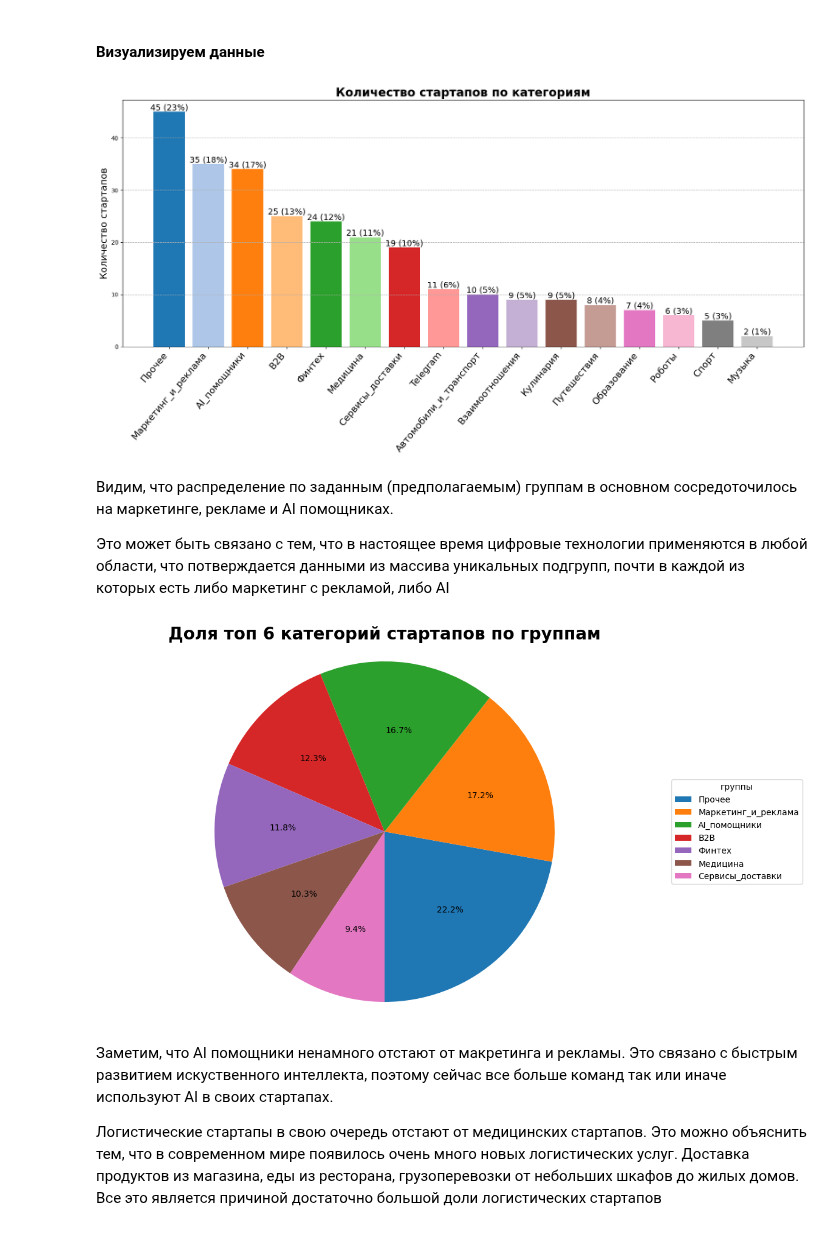
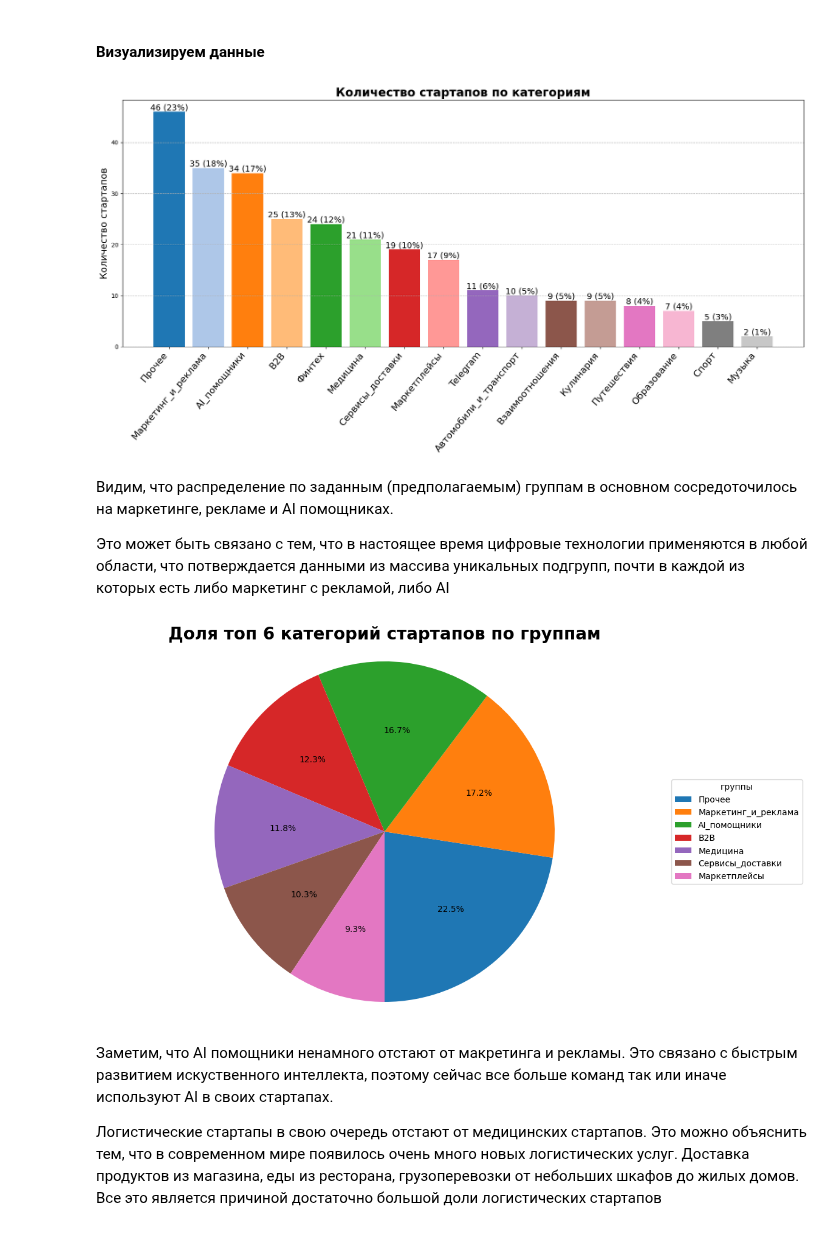
Before and after one commit to panchill/Startup-analytics, a Jupyter notebook: Startup_analytics.ipynb, the cells around one changed output. Cells and saved outputs as stored; diff of their text form; code cells hidden in the pictures.

Commit message:
Добавлена группа 'Маркетплейсы'

```diff
--- a/Startup_analytics.ipynb
+++ b/Startup_analytics.ipynb
@@ -64,7 +64,7 @@ keywords = {
     'Кулинария': ['кухн', 'повар', 'еда', 'пищ', 'рецепт', 'ингредиент', 'блюд', 'еды', 'общепит', 'едой'],
     'Автомобили_и_транспорт' : ['машина', 'техобслуж', 'кузов', 'транспорт','автомобил', 'двигател', 'автовладел', 'автозапчаст'],
     'Финтех' : ['крипто', 'валюта', 'трейд', 'инвестици', 'блокчейн', 'страховани', 'кредит', 'банкинг', 'платежн'],
-    'Роботы' : ['робот']
+    'Маркетплейсы' : ['маркетплейс'],
 }
 def categorize(description):
     matched_categories = set()  # Используем множество для уникальных категорий
@@ -171,7 +167,7 @@ def count_subcategory_occurrences(df, subcategories):
     result_df = pd.DataFrame(results, columns=['Категория', 'Количество'])
     result_df = result_df.sort_values(by='Количество', ascending=False).reset_index(drop=True)
     return result_df
-subcategories_list = ['Прочее', 'Telegram', 'B2B', 'Взаимоотношения', 'Роботы', 'AI_помощники', 'Финтех', 'Автомобили_и_транспорт', 'Музыка', 'Медицина', 'Спорт', 'Сервисы_доставки', 'Путешествия', 'Кулинария', 'Образование', 'Маркетинг_и_реклама']
+subcategories_list = ['Прочее', 'Telegram', 'B2B', 'Взаимоотношения', 'AI_помощники', 'Маркетплейсы', 'Финтех', 'Автомобили_и_транспорт', 'Музыка', 'Медицина', 'Спорт', 'Сервисы_доставки', 'Путешествия', 'Кулинария', 'Образование', 'Маркетинг_и_реклама']
 subcategory_counts_df = count_subcategory_occurrences(df, subcategories_list)
 subcategory_counts_df
 # %% [output]
@@ -225,7 +221,7 @@ for bar, count in zip(bars, category_counts):
     )
 plt.show()
 # %% [output]
-[figure, old version]
+[figure, new version]
 # %% [markdown]
 
 
@@ -234,34 +230,34 @@ plt.show()
 Это может быть связано с тем, что в настоящее время цифровые технологии применяются в любой области, что потверждается данными из массива уникальных подгрупп, почти в каждой из которых есть либо маркетинг с рекламой, либо AI
 # %%
 
-merge_to_other = ['Спорт', 'Музыка', 'Кулинария', 'Путешествия', 'Telegram', 'Роботы', 'Взаимоотношения', 'Образование', 'Финтех', 'Автомобили_и_транспорт']
+merge_to_other = ['Спорт', 'Музыка', 'Кулинария', 'Путешествия', 'Telegram', 'Взаимоотношения', 'Образование', 'Финтех', 'Автомобили_и_транспорт']
 category_labels = list(subcategory_counts_df['Категория'])
 category_counts = list(subcategory_counts_df['Количество'])
 other_count = 0
 for label, count in zip(category_labels, category_counts):
     if label in merge_to_other:
         other_count += count
 category_labels = [label for label in category_labels if label not in merge_to_other]
 category_counts = [count for label, count in zip(category_labels, category_counts) if label not in merge_to_other]
 colors = plt.get_cmap('tab10').colors
 plt.figure(figsize=(12, 8))
 plt.pie(
     category_counts,
     autopct='%1.1f%%',
     colors=colors[:len(category_labels)],
     startangle=-90
 )
 plt.legend(
     category_labels,
     title="группы",
     loc="center left",
     bbox_to_anchor=(1, 0, 0.5, 1)
 )
 plt.title('Доля топ 6 категорий стартапов по группам', fontsize=20, fontweight='bold')
 plt.axis('equal')  # Оформление диаграммы в круг
 plt.show()
 # %% [output]
-[figure, old version]
+[figure, new version]
 # %% [markdown]
 
 
```
Also changed, not shown: parts of 4 cells of this notebook.
